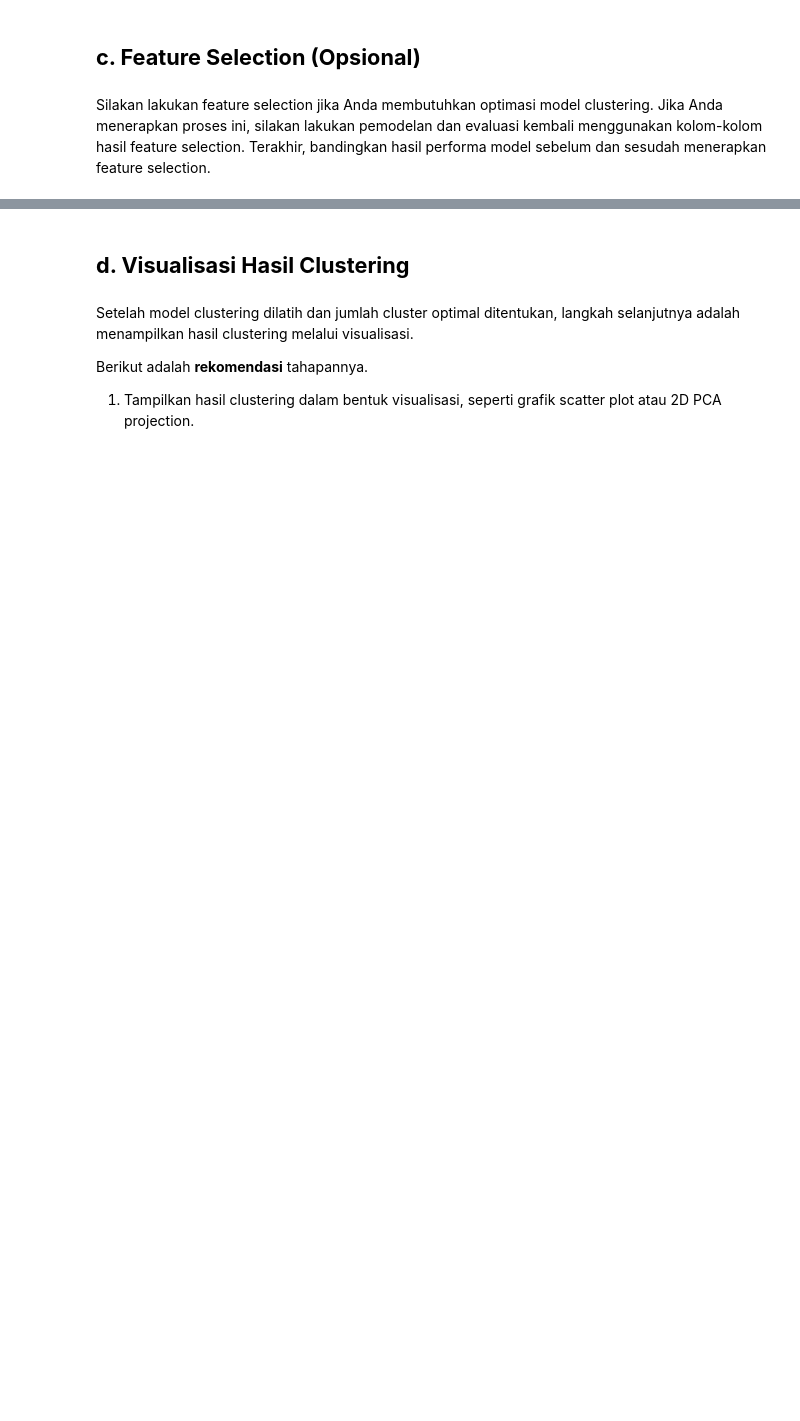
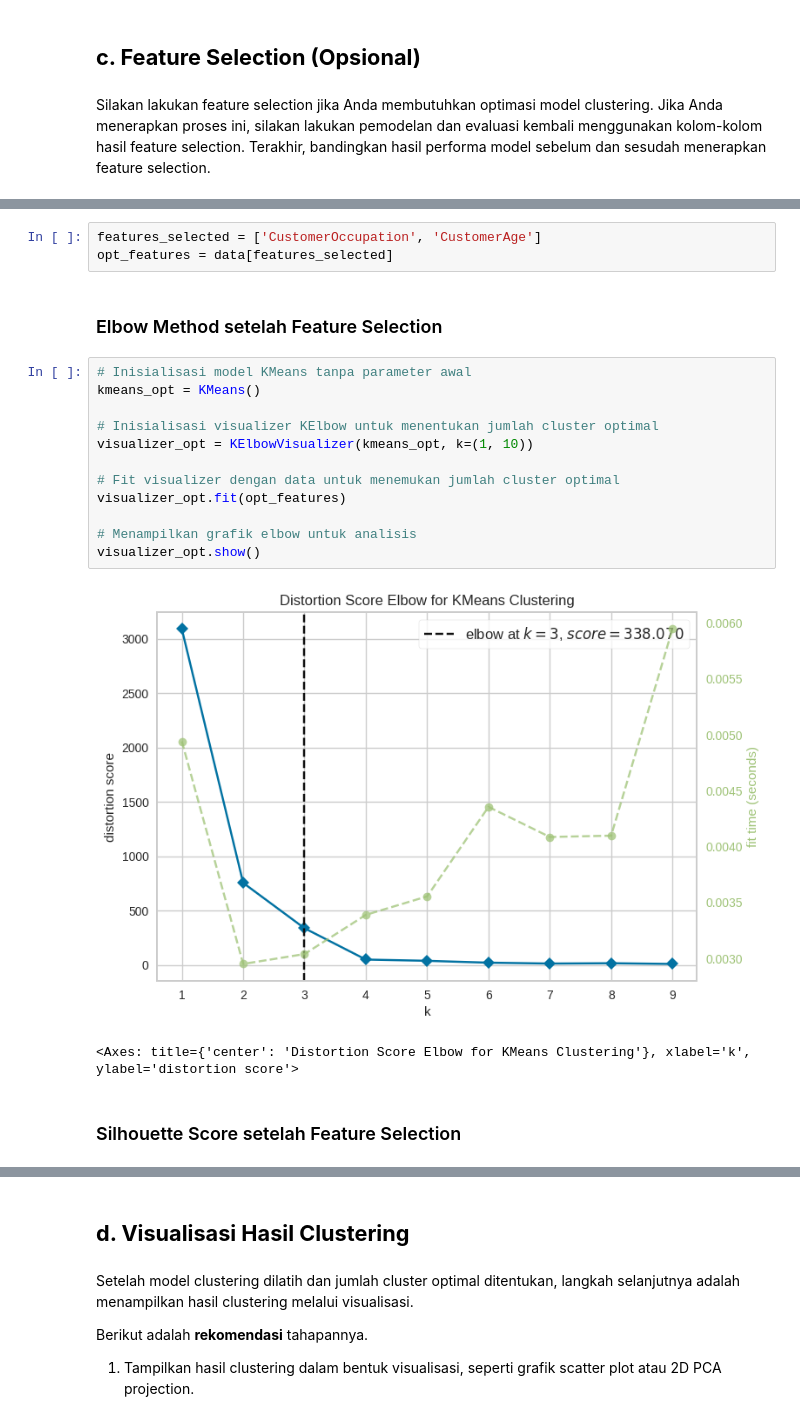
Before and after one commit to NaufalArsa/Coding-Camp-Machine-Learning-Introduction, a Jupyter notebook: [Clustering]_Submission_Akhir_BMLP_Naufal_Arsapradhana.ipynb, the cells around one changed output, grey strips where cells are left out. Saved outputs shown, nothing was run; the diff lists cells and outputs as text; blank space fills up the shorter version.

```diff
--- a/[Clustering]_Submission_Akhir_BMLP_Naufal_Arsapradhana.ipynb
+++ b/[Clustering]_Submission_Akhir_BMLP_Naufal_Arsapradhana.ipynb
@@ -602,0 +588,22 @@ Fitur yang dipertahankan: Index(['CustomerOccupation'], dtype='object')
+# %%
+features_selected = ['CustomerOccupation', 'CustomerAge']
+opt_features = data[features_selected]
+# %% [markdown]
+### Elbow Method setelah Feature Selection
+# %%
+# Inisialisasi model KMeans tanpa parameter awal
+kmeans_opt = KMeans()
+
+# Inisialisasi visualizer KElbow untuk menentukan jumlah cluster optimal
+visualizer_opt = KElbowVisualizer(kmeans_opt, k=(1, 10))
+
+# Fit visualizer dengan data untuk menemukan jumlah cluster optimal
+visualizer_opt.fit(opt_features)
+
+# Menampilkan grafik elbow untuk analisis
+visualizer_opt.show()
+# %% [output]
+[figure, added]
+<Axes: title={'center': 'Distortion Score Elbow for KMeans Clustering'}, xlabel='k', ylabel='distortion score'>
+# %% [markdown]
+### Silhouette Score setelah Feature Selection
```
Also changed, not shown: parts of 21 cells of this notebook.
